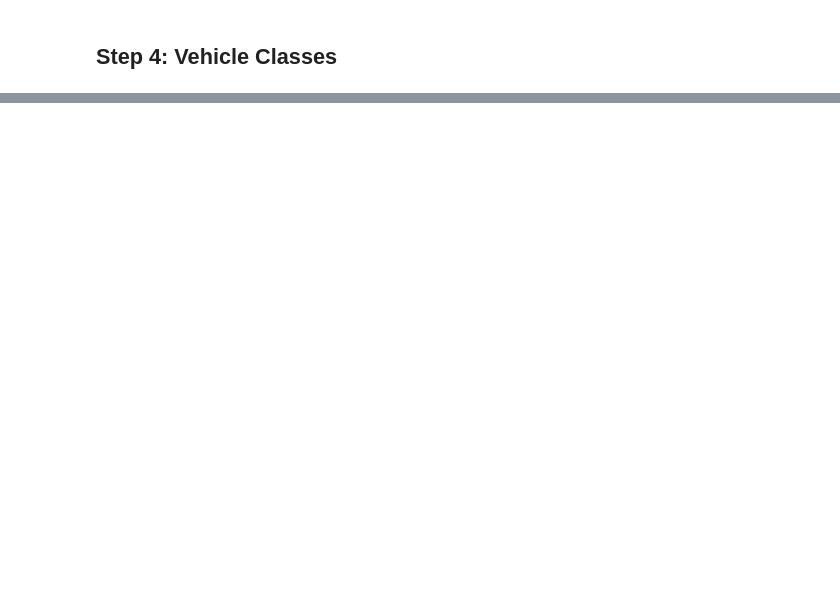
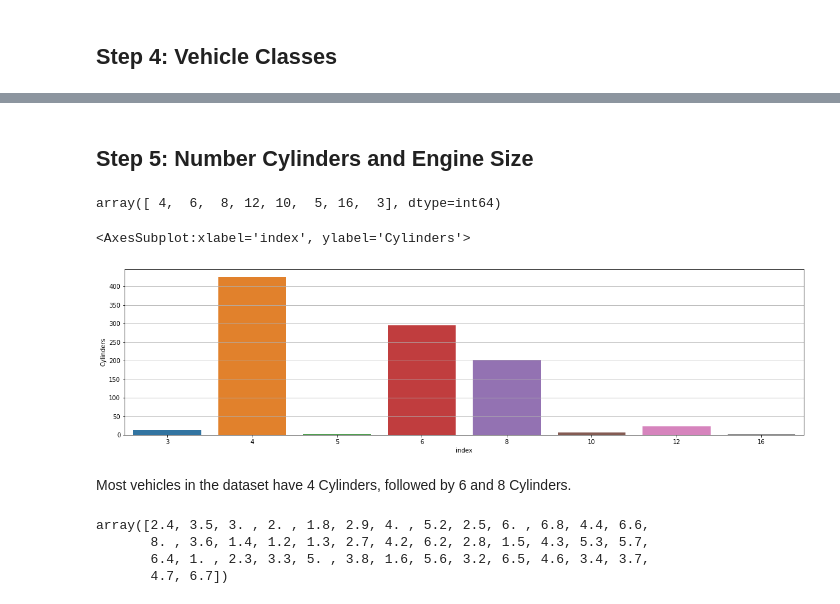
Before and after one commit to JohannesBeneke/EDA-Vehicle-Emissions, a Jupyter notebook: eda_emissions.ipynb, the cells around one changed output, grey strips where cells are left out. Drawn from its saved outputs; the diff is of its cells as text; code cells hidden in the pictures; blank space fills up the shorter version.

```diff
--- a/eda_emissions.ipynb
+++ b/eda_emissions.ipynb
@@ -168,0 +227,23 @@ On average, the vehicles by the car manufacturers 'Bugatti', 'Lamborghini' and '
+# %% [markdown]
+## <a id="step_5">Step 5: Number Cylinders and Engine Size</a>
+# %%
+df['Cylinders'].unique()
+# %% [output]
+array([ 4,  6,  8, 12, 10,  5, 16,  3], dtype=int64)
+# %%
+cylinders_counts = df['Cylinders'].value_counts().reset_index(drop=False)
+plt.figure(figsize=(20,5))
+plt.grid()
+sns.barplot(data=cylinders_counts, x=cylinders_counts['index'], y=cylinders_counts[cylinders_counts.columns[1]])
+# %% [output]
+<AxesSubplot:xlabel='index', ylabel='Cylinders'>
+[figure, added]
+# %% [markdown]
+Most vehicles in the dataset have 4 Cylinders, followed by 6 and 8 Cylinders.
+# %%
+df['Engine Size (L)'].unique()
+# %% [output]
+array([2.4, 3.5, 3. , 2. , 1.8, 2.9, 4. , 5.2, 2.5, 6. , 6.8, 4.4, 6.6,
+       8. , 3.6, 1.4, 1.2, 1.3, 2.7, 4.2, 6.2, 2.8, 1.5, 4.3, 5.3, 5.7,
+       6.4, 1. , 2.3, 3.3, 5. , 3.8, 1.6, 5.6, 3.2, 6.5, 4.6, 3.4, 3.7,
+       4.7, 6.7])
```
Also changed, not shown: parts of 20 cells of this notebook.
